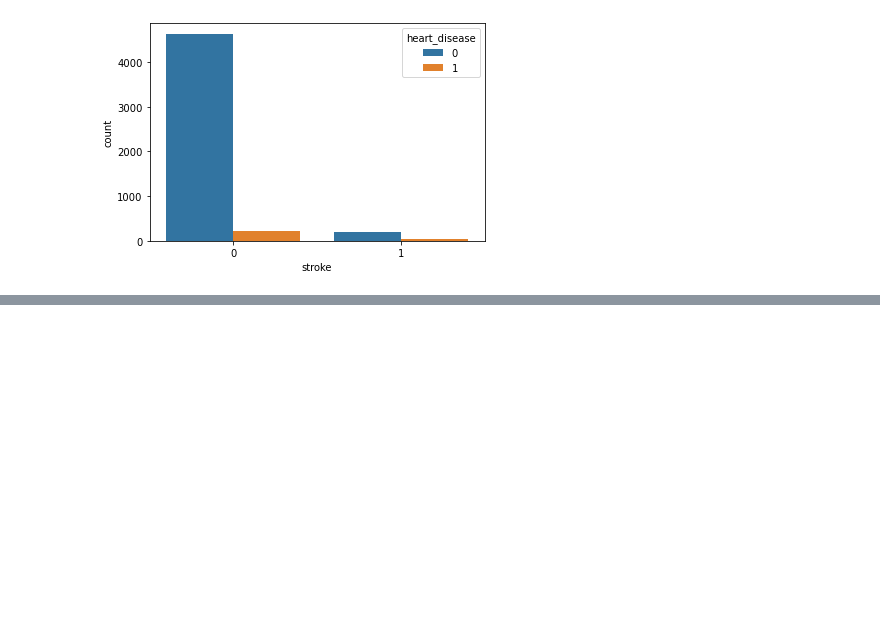
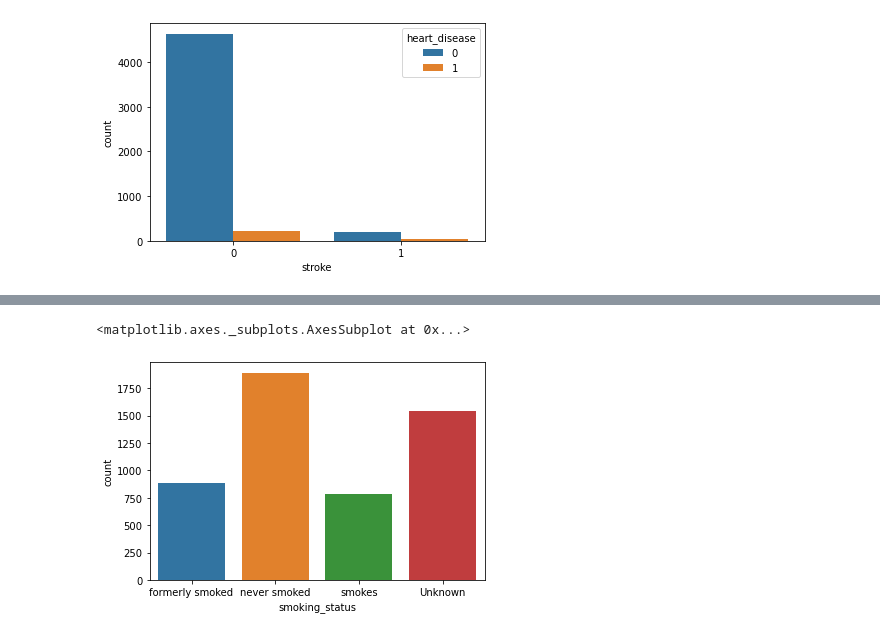
Before and after one commit to jordan-maulino/stroke_prediction, a Jupyter notebook: stroke_prediction.ipynb, the cells around one changed output, grey strips where cells are left out. Cells and saved outputs as stored; diff of their text form; code cells hidden in the pictures; blank space fills up the shorter version.

```diff
--- a/stroke_prediction.ipynb
+++ b/stroke_prediction.ipynb
@@ -166,0 +184,5 @@ sns.distplot(df.avg_glucose_level, kde=False)
+# %%
+sns.countplot('smoking_status', data=df)
+# %% [output]
+<matplotlib.axes._subplots.AxesSubplot at 0x...>
+[figure, added]
```
Also changed, not shown: parts of 7 cells of this notebook.
